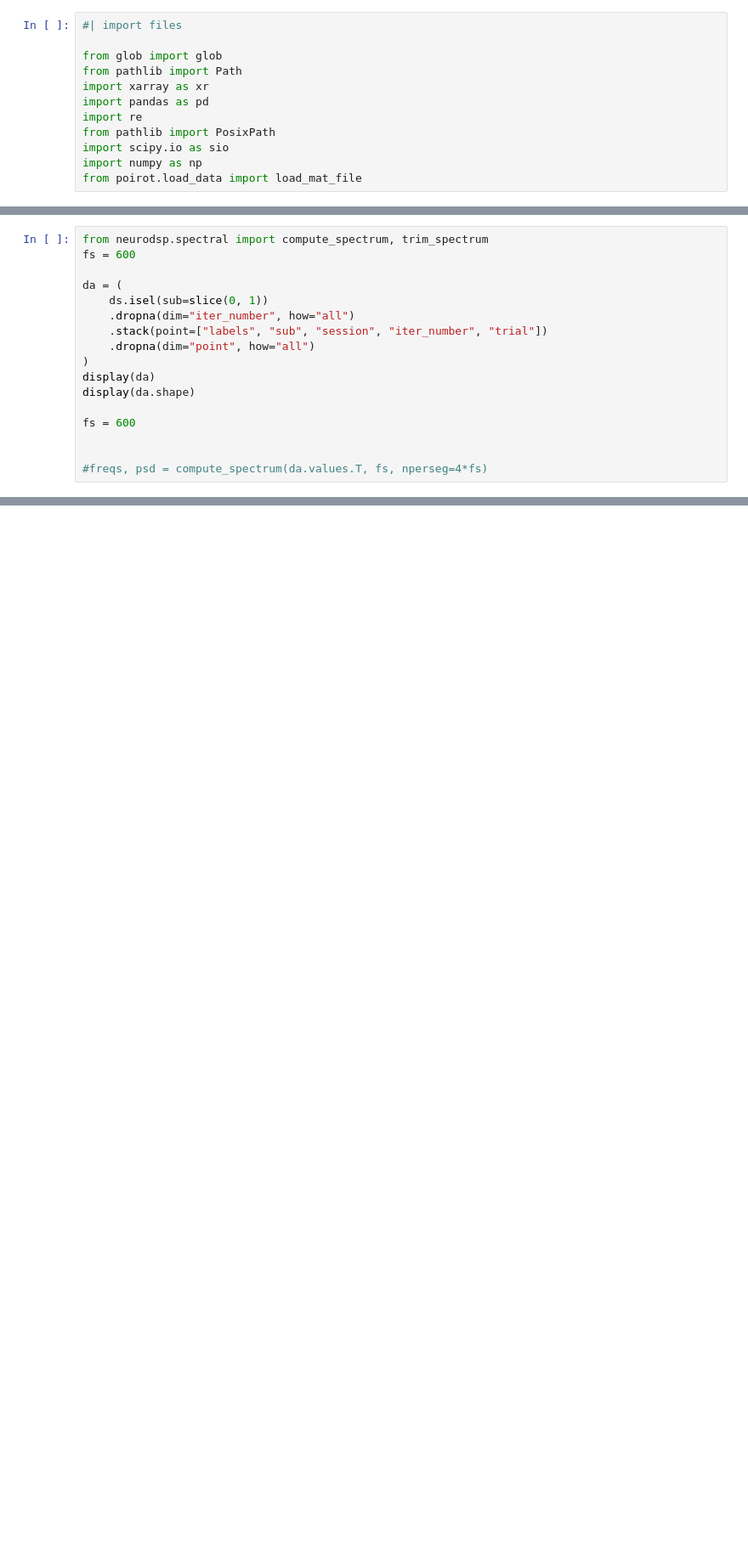
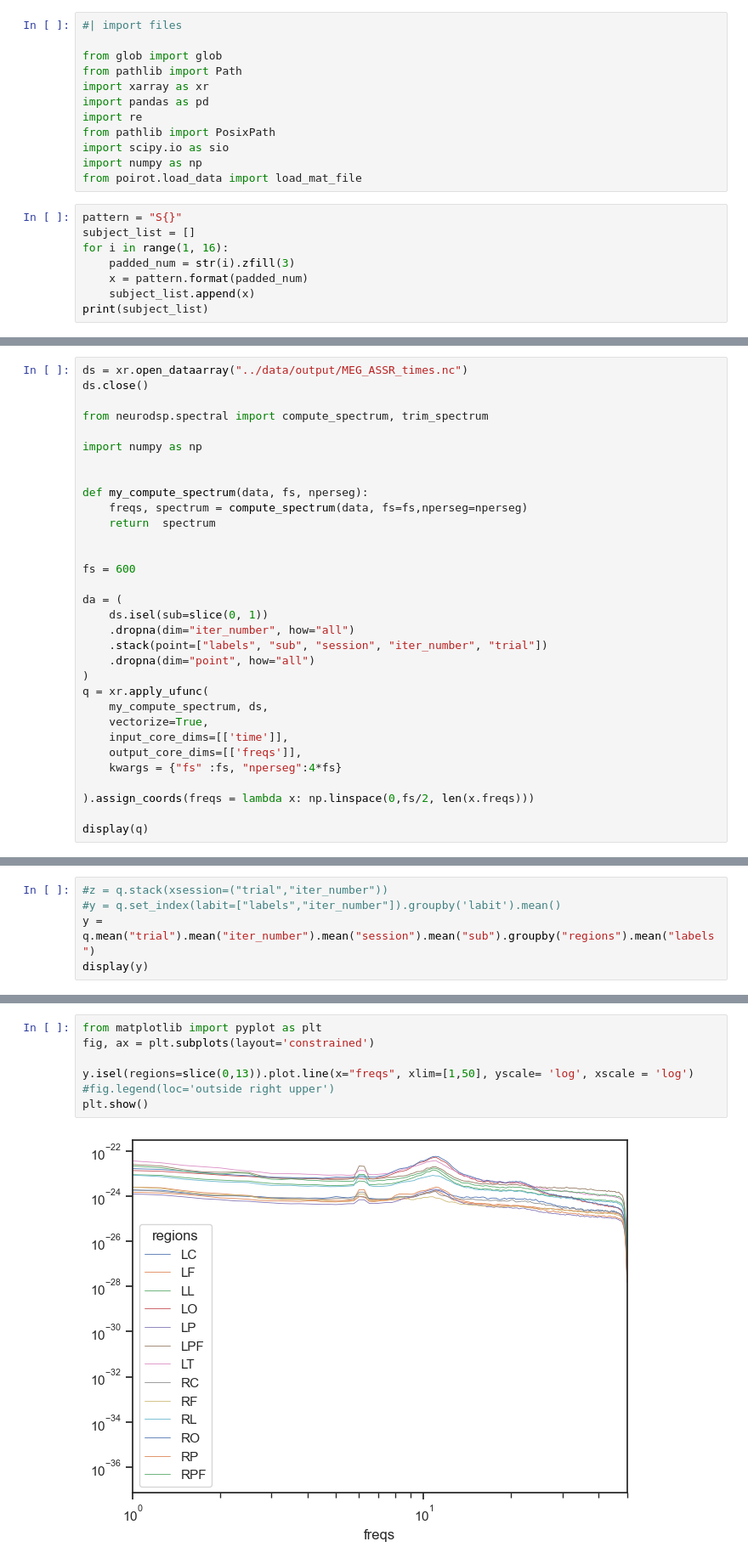
Before and after one commit to danieltomasz/ephys-poirot-analysis, a Jupyter notebook: studies/Pellegrino_MEG_RestingState_aperiodic.ipynb, the cells around one changed output, grey strips where cells are left out. Shown at 85% size. Drawn from its saved outputs; the diff is of its cells as text; blank space fills up the shorter version.

```diff
--- a/studies/Pellegrino_MEG_RestingState_aperiodic.ipynb
+++ b/studies/Pellegrino_MEG_RestingState_aperiodic.ipynb
@@ -35,3 +32,11 @@ from pathlib import PosixPath
 import scipy.io as sio
 import numpy as np
 from poirot.load_data import load_mat_file
+# %%
+pattern = "S{}"
+subject_list = []
+for i in range(1, 16):
+    padded_num = str(i).zfill(3)
+    x = pattern.format(padded_num)
+    subject_list.append(x)
+print(subject_list)
@@ -105,5 +115,17 @@ array([[[[[[-1.05252277e-11, -6.41879925e-12, -3.32726806e-12, ...,
 # %%
+ds = xr.open_dataarray("../data/output/MEG_ASSR_times.nc")
+ds.close()
+
 from neurodsp.spectral import compute_spectrum, trim_spectrum
+
+import numpy as np
+
+
+def my_compute_spectrum(data, fs, nperseg):
+    freqs, spectrum = compute_spectrum(data, fs=fs,nperseg=nperseg)
+    return  spectrum
+
+
 fs = 600
 
 da = (
@@ -112,11 +134,14 @@ da = (
     .stack(point=["labels", "sub", "session", "iter_number", "trial"])
     .dropna(dim="point", how="all")
 )
-display(da)
-display(da.shape)
+q = xr.apply_ufunc(
+    my_compute_spectrum, ds,
+    vectorize=True,
+    input_core_dims=[['time']],
+    output_core_dims=[['freqs']],
+    kwargs = {"fs" :fs, "nperseg":4*fs}
 
-fs = 600
+).assign_coords(freqs = lambda x: np.linspace(0,fs/2, len(x.freqs)))
 
-
-#freqs, psd = compute_spectrum(da.values.T, fs, nperseg=4*fs)
+display(q)
 # %% [output]
@@ -431,0 +167,5 @@ ValueError: operands could not be broadcast together with shapes (10,100) (10,)
+# %%
+#z = q.stack(xsession=("trial","iter_number"))
+#y = q.set_index(labit=["labels","iter_number"]).groupby('labit').mean()
+y = q.mean("trial").mean("iter_number").mean("session").mean("sub").groupby("regions").mean("labels")
+display(y)
@@ -431,0 +190,9 @@ ValueError: operands could not be broadcast together with shapes (10,100) (10,)
+# %%
+from matplotlib import pyplot as plt
+fig, ax = plt.subplots(layout='constrained')
+
+y.isel(regions=slice(0,13)).plot.line(x="freqs", xlim=[1,50], yscale= 'log', xscale = 'log')
+#fig.legend(loc='outside right upper')
+plt.show()
+# %% [output]
+[figure, added]
```
Also changed, not shown: parts of 23 cells of this notebook.
